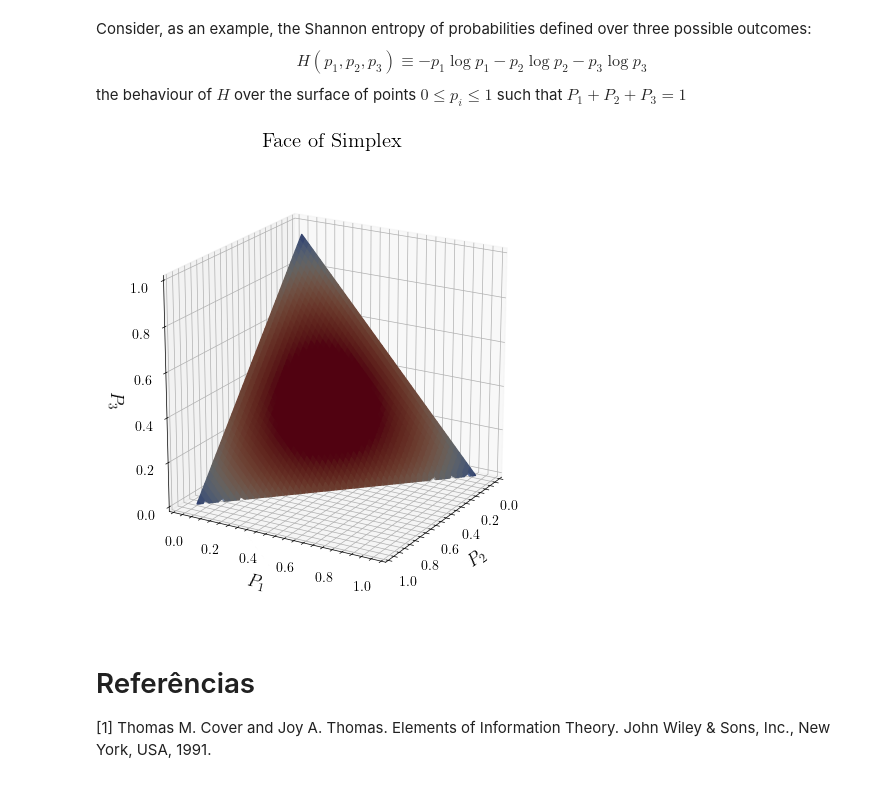
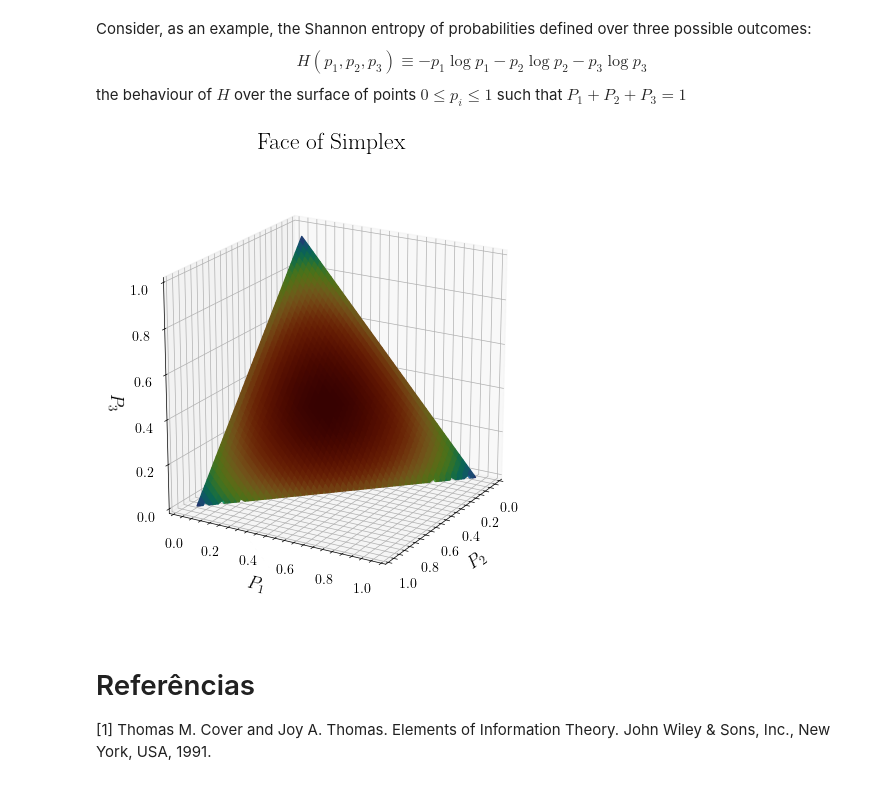
Before and after one commit to silasabs/TIC, a Jupyter notebook: 1. Intro Entropy.ipynb, the cells around one changed output. Saved outputs shown, nothing was run; the diff lists cells and outputs as text; code cells hidden in the pictures.

```diff
--- a/1. Intro Entropy.ipynb
+++ b/1. Intro Entropy.ipynb
@@ -168,36 +168,38 @@ from matplotlib import cm
 
 # Define os limites e a região implícita
 x = np.linspace(0, 1, 100)
 y = np.linspace(0, 1, 100)
 X, Y = np.meshgrid(x, y)
 Z = 1 - X - Y
 
 # Mask for valid region
 mask = (X >= 0) & (Y >= 0) & (X + Y <= 1)
 Z = np.where(mask, Z, np.nan)
 
 # Calculate colors based on entropy
 colors = np.zeros(Z.shape)
 for i in range(Z.shape[0]):
     for j in range(Z.shape[1]):
         if mask[i, j]:
             colors[i, j] = entropy([X[i, j], Y[i, j], Z[i, j]], base='nat')
 
+norm = plt.Normalize(vmin=np.nanmin(colors), vmax=np.nanmax(colors))
+
 # Plot 3D
 fig = plt.figure(figsize=(7, 6))
 ax = fig.add_subplot(111, projection='3d')
 
 # Colorized surface
-surf = ax.plot_surface(X, Y, Z, facecolors=cm.coolwarm(colors), antialiased=True)
+surf = ax.plot_surface(X, Y, Z, facecolors=cm.turbo(norm(colors)), antialiased=True)
 
 ax.set_xlabel('$P_2$', fontsize=13)
 ax.set_ylabel('$P_1$', fontsize=13)
 ax.set_zlabel('$P_3$', fontsize=13)
-ax.set_title('Face of Simplex', fontsize=15)
+ax.set_title('Face of Simplex', fontsize=17)
 ax.set_box_aspect([1, 1, 1], zoom=0.90)
 ax.view_init(elev=20, azim=30)
 # %% [output]
-[figure, old version]
+[figure, new version]
 # %% [markdown]
 # Referências
 
```
